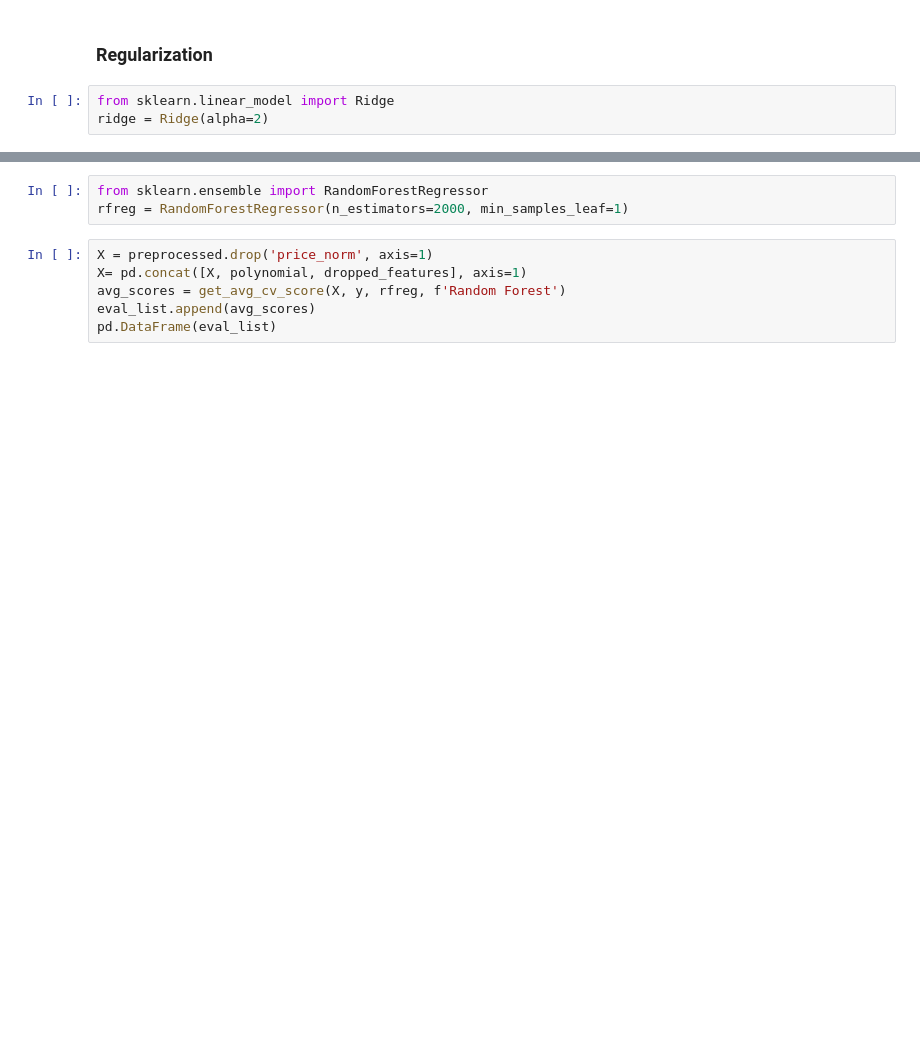
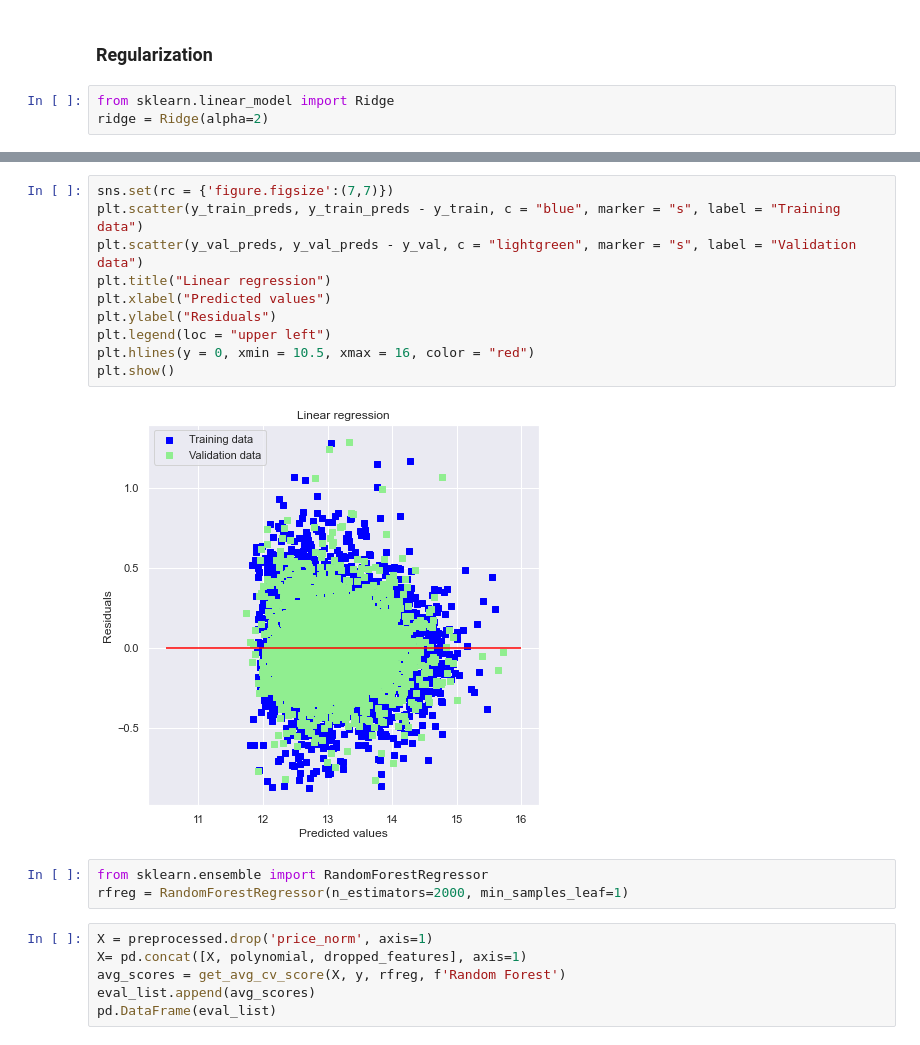
Before and after one commit to audi0786/KC_House_Price_Prediction_via_Regression_Analysis, a Jupyter notebook: King_County_House_Prices_Prediction.ipynb, the cells around one changed output, grey strips where cells are left out. Drawn from its saved outputs; the diff is of its cells as text; blank space fills up the shorter version.

```diff
--- a/King_County_House_Prices_Prediction.ipynb
+++ b/King_County_House_Prices_Prediction.ipynb
@@ -2077,3 +2094,15 @@ pd.DataFrame(eval_list)
+# %%
+sns.set(rc = {'figure.figsize':(7,7)})
+plt.scatter(y_train_preds, y_train_preds - y_train, c = "blue", marker = "s", label = "Training data")
+plt.scatter(y_val_preds, y_val_preds - y_val, c = "lightgreen", marker = "s", label = "Validation data")
+plt.title("Linear regression")
+plt.xlabel("Predicted values")
+plt.ylabel("Residuals")
+plt.legend(loc = "upper left")
+plt.hlines(y = 0, xmin = 10.5, xmax = 16, color = "red")
+plt.show()
+# %% [output]
+[figure, added]
 # %%
 from sklearn.ensemble import RandomForestRegressor
 rfreg = RandomForestRegressor(n_estimators=2000, min_samples_leaf=1)
```
Also changed, not shown: parts of 31 cells of this notebook, 24 other files.
